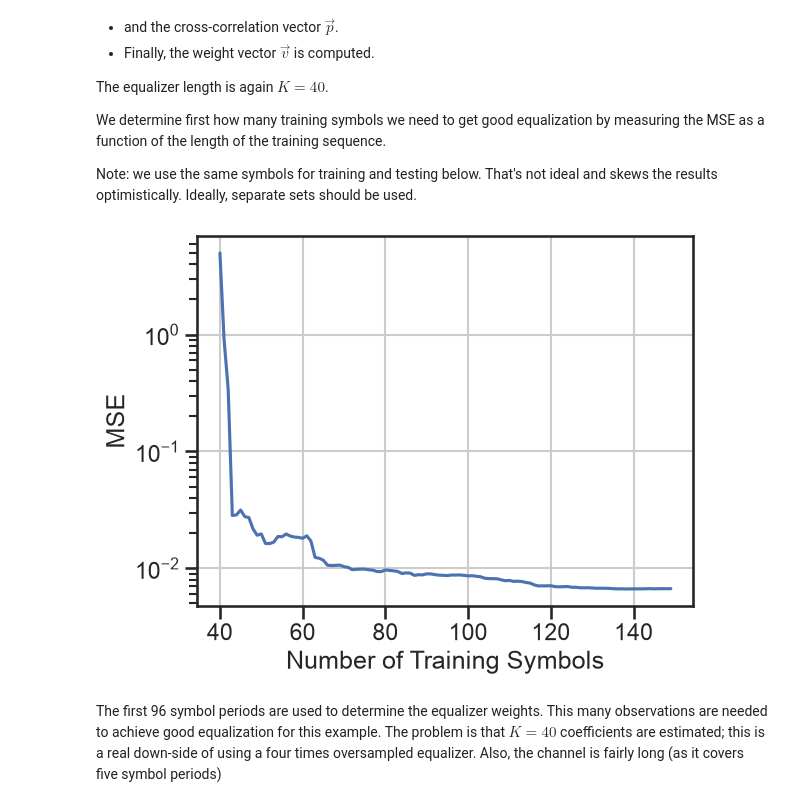
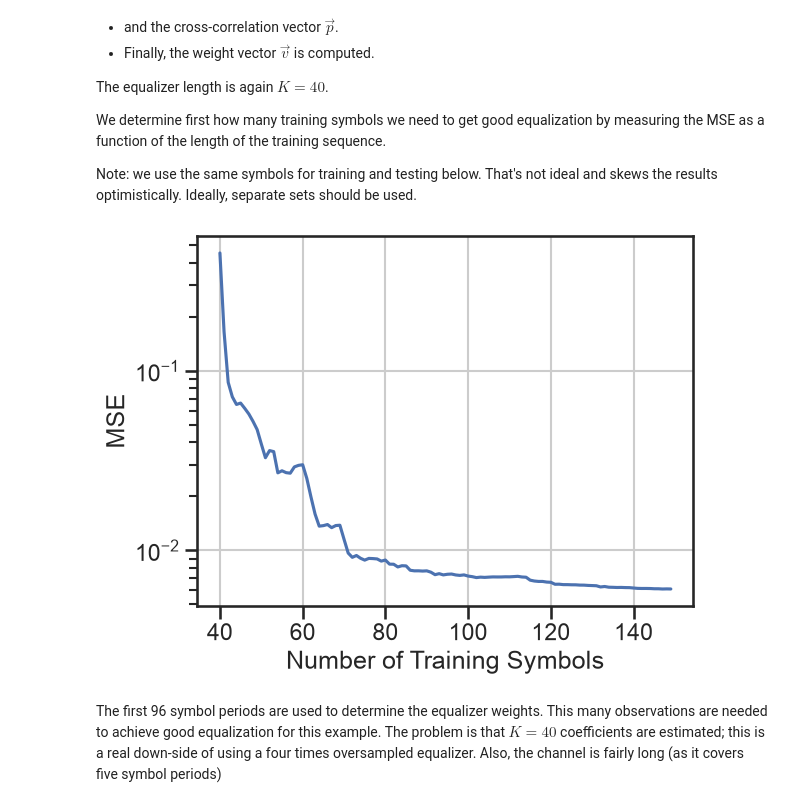
Before and after one commit to bepepa/dc_632_26, a Jupyter notebook: notebooks/080_equalization.ipynb, the cells around one changed output. Drawn from its saved outputs; the diff is of its cells as text; code cells hidden in the pictures.

```diff
--- a/notebooks/080_equalization.ipynb
+++ b/notebooks/080_equalization.ipynb
@@ -627,7 +625,7 @@ v = (np.linalg.pinv(CC_K).T).conj() @ ed
 rr_hat = np.zeros(6)
 
 for n in range(0, 6):
-    rr_hat[n] = v @ rr[2*n:2*n+6]
+    rr_hat[n] = v @ rr[M*n:M*n+6]
 
 rr_hat
 # %% [output]
@@ -873,35 +871,36 @@ for n, this_N in enumerate(N):
 
     for m in range(this_N):
         # we construct r_vec carefully so that it is a column vector
         # to line up with the math above
         r_vec = np.array([rrr[m*fsT: m*fsT+K]]).T
 
         RR += r_vec @ r_vec.conj().T  # second vector is Hermitian of first
         pp += r_vec * np.conj(syms[m])
 
     # now, find the weights
     vr = np.linalg.solve(RR, pp)
     wr = np.flip(np.squeeze(vr).conj())# squeeze removes the "singleton" dimension from v
 
     # now equalize using the weights we just computed
     for m, sym in enumerate(syms):
-        if m > len(syms) - 10:
+        # prevent running off the end
+        if m > len(syms) - K/fsT:
             break
         r_vec = np.array([rrr[m*fsT: m*fsT+K]])
         y = r_vec @ vr.conj()
         MSE[n] += abs(y.squeeze() - sym)**2
 
     MSE[n] /= (len(syms) - 10)
 
 # plot MSE vs N
 plt.semilogy(N, MSE)
 plt.grid()
 plt.xlabel('Number of Training Symbols')
 plt.ylabel('MSE')
 
 plt.show()
 # %% [output]
-[figure, old version]
+[figure, new version]
 # %% [markdown]
 The first 96 symbol periods are used to determine the equalizer weights. This many observations are needed to achieve good equalization for this example. The problem is that $K=40$ coefficients are estimated; this is a real down-side of using a four times oversampled equalizer. Also, the channel is fairly long (as it covers five symbol periods)
 # %%
```
Also changed, not shown: parts of 27 cells of this notebook, 1 other file.
